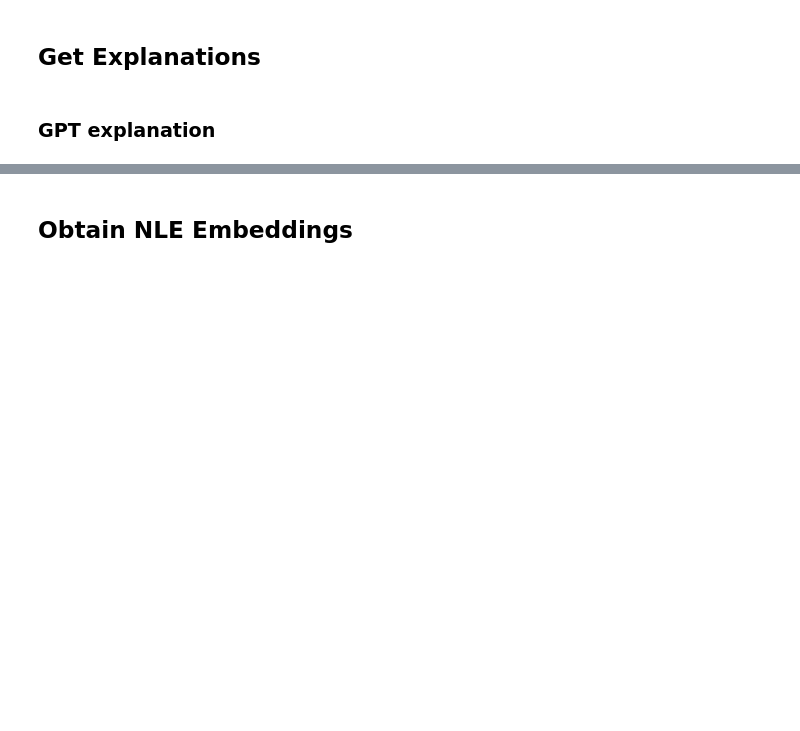
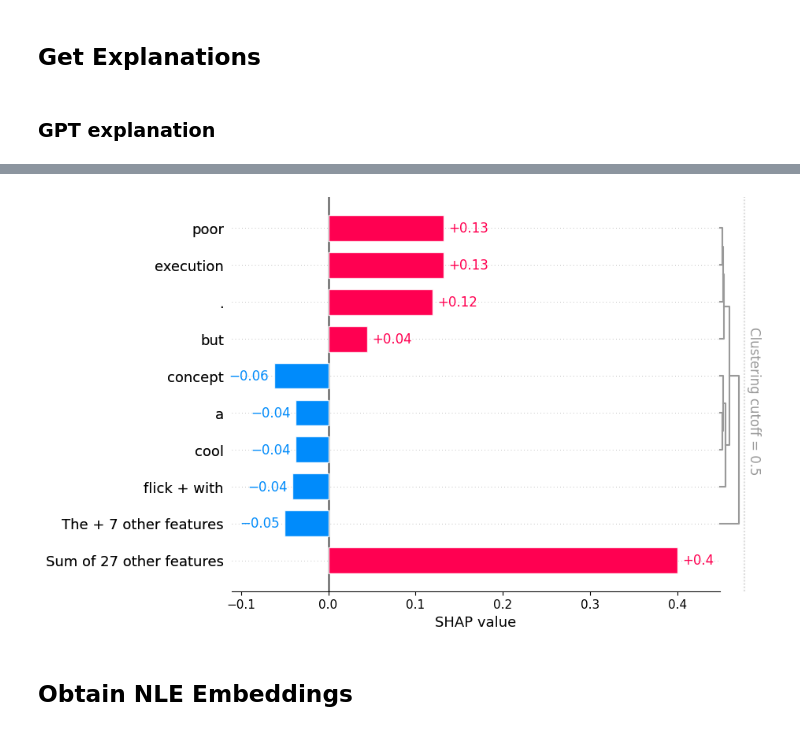
Before and after one commit to LittleDijkstraZ/Probing-for-NLE, a Jupyter notebook: movie review.ipynb, the cells around one changed output, grey strips where cells are left out. Saved outputs shown, nothing was run; the diff lists cells and outputs as text; code cells hidden in the pictures; blank space fills up the shorter version.

```diff
--- a/movie review.ipynb
+++ b/movie review.ipynb
@@ -199,3 +295,7 @@ This book ... pretty ... but it 's too long
+# %%
+shap.plots.bar(shap_values[0,:,'negative'])
+# %% [output]
+[figure, added]
 # %% [markdown]
 ## Obtain NLE Embeddings
 # %%
```
Also changed, not shown: parts of 7 cells of this notebook.
